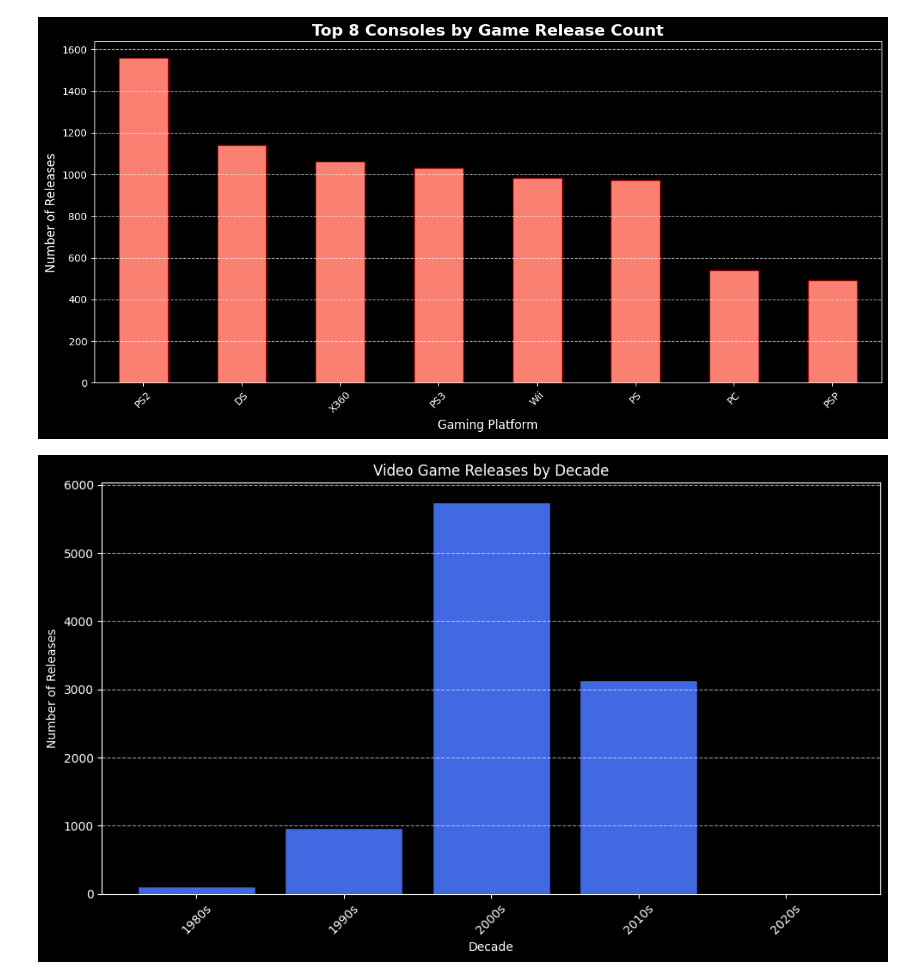
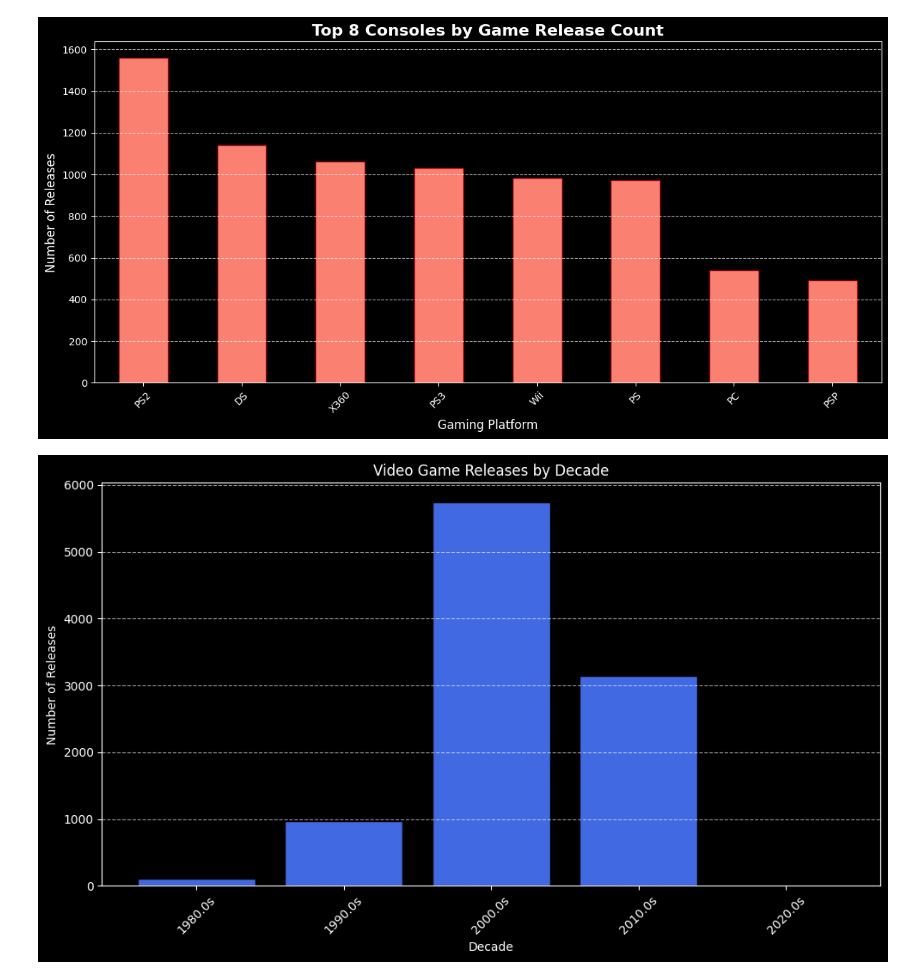
Before and after one commit to tamishhossain-svg/Python, a Jupyter notebook: Final project(data analysis)/sample.ipynb, the cells around one changed output. Saved outputs shown, nothing was run; the diff lists cells and outputs as text; code cells hidden in the pictures.

```diff
--- a/Final project(data analysis)/sample.ipynb
+++ b/Final project(data analysis)/sample.ipynb
@@ -103,25 +105,25 @@ plt.show()
 # %%
 ##### Which Decade got most releases####
 # Convert Year to integer
-df['Year'] = df['Year'].astype(float).astype(int)
+df['Year'] = df['Year'].astype(int).astype(float)
 
 # Create a Decade column
 df['Decade'] = (df['Year'] // 10) * 10
 df['Decade_Label'] = df['Decade'].astype(str) + 's'
 
 # Count releases per decade
 decade_counts = df.groupby('Decade_Label').size().sort_index()
 
 # Visualization using Matplotlib
 plt.figure(figsize=(10, 6))
 plt.bar(decade_counts.index, decade_counts.values, color='royalblue', edgecolor='black')
 
 # Drawing Bar chart
 plt.title('Video Game Releases by Decade')
 plt.xlabel('Decade')
 plt.ylabel('Number of Releases')
 plt.xticks(rotation=45)
 plt.grid(axis='y', linestyle='--', alpha=0.6)
 plt.tight_layout()
 # %% [output]
-[figure, old version]
+[figure, new version]
```
Also changed, not shown: parts of 1 cell of this notebook.
